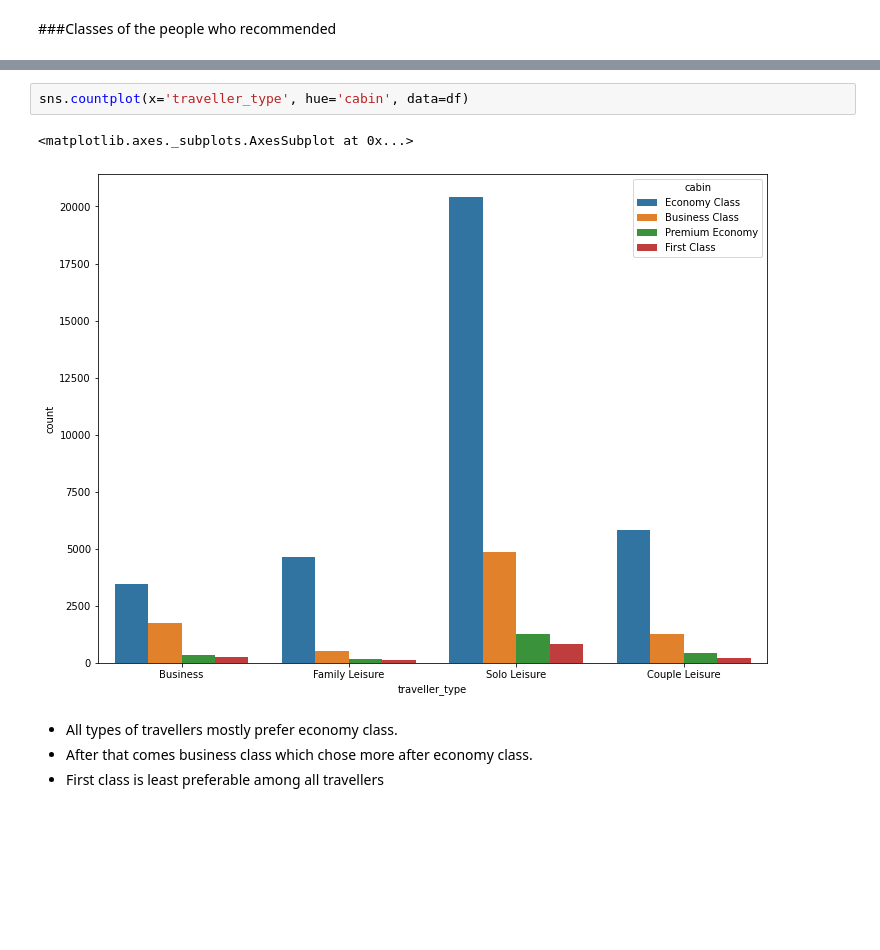
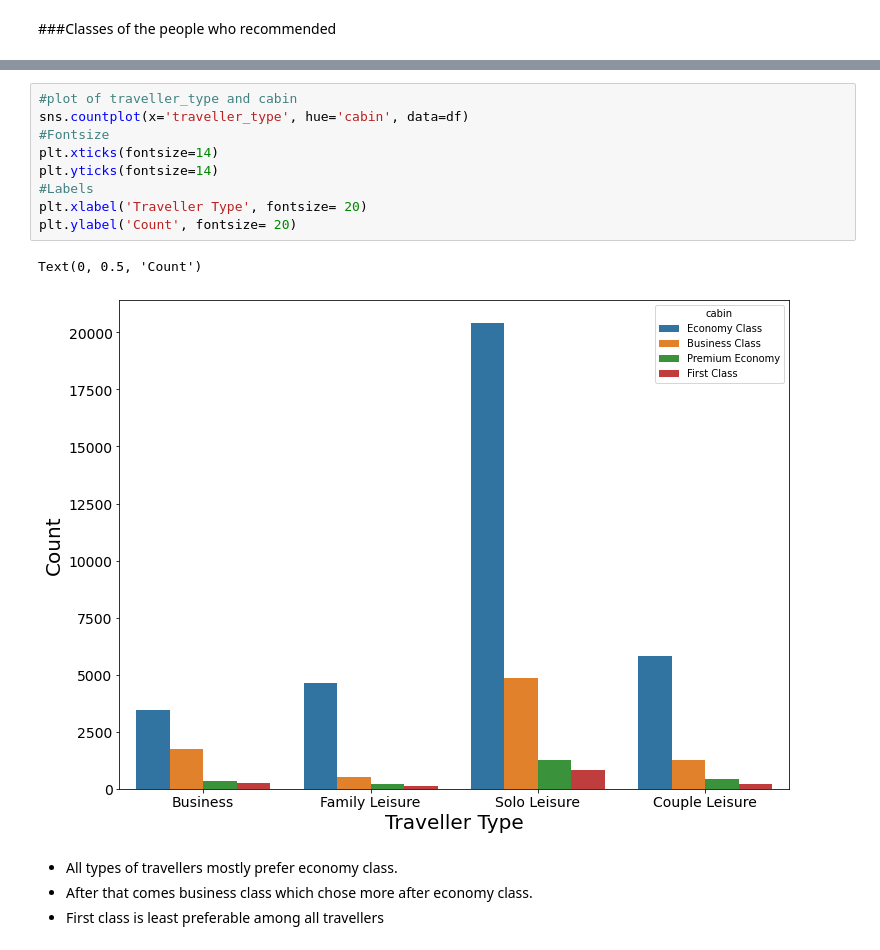
Before and after one commit to Zeeshan00789/Airline-Passenger-Referral-Prediction, a Jupyter notebook: Airline_Passenger_Referral_Prediction.ipynb, the cells around one changed output, grey strips where cells are left out. Cells and saved outputs as stored; diff of their text form; blank space fills up the shorter version.

```diff
--- a/Airline_Passenger_Referral_Prediction.ipynb
+++ b/Airline_Passenger_Referral_Prediction.ipynb
@@ -378,8 +378,15 @@ Text(0, 0.5, 'Count')
-# %%
-sns.countplot(x='traveller_type', hue='cabin', data=df)
-# %% [output]
-<matplotlib.axes._subplots.AxesSubplot at 0x...>
-[figure, removed]
+# %%
+#plot of traveller_type and cabin
+sns.countplot(x='traveller_type', hue='cabin', data=df)
+#Fontsize
+plt.xticks(fontsize=14)
+plt.yticks(fontsize=14)
+#Labels
+plt.xlabel('Traveller Type', fontsize= 20)
+plt.ylabel('Count', fontsize= 20)
+# %% [output]
+Text(0, 0.5, 'Count')
+[figure, added]
 # %% [markdown]
 * All types of travellers mostly prefer economy class.
 * After that comes business class which chose more after economy class.
```
Also changed, not shown: parts of 1 cell of this notebook.
